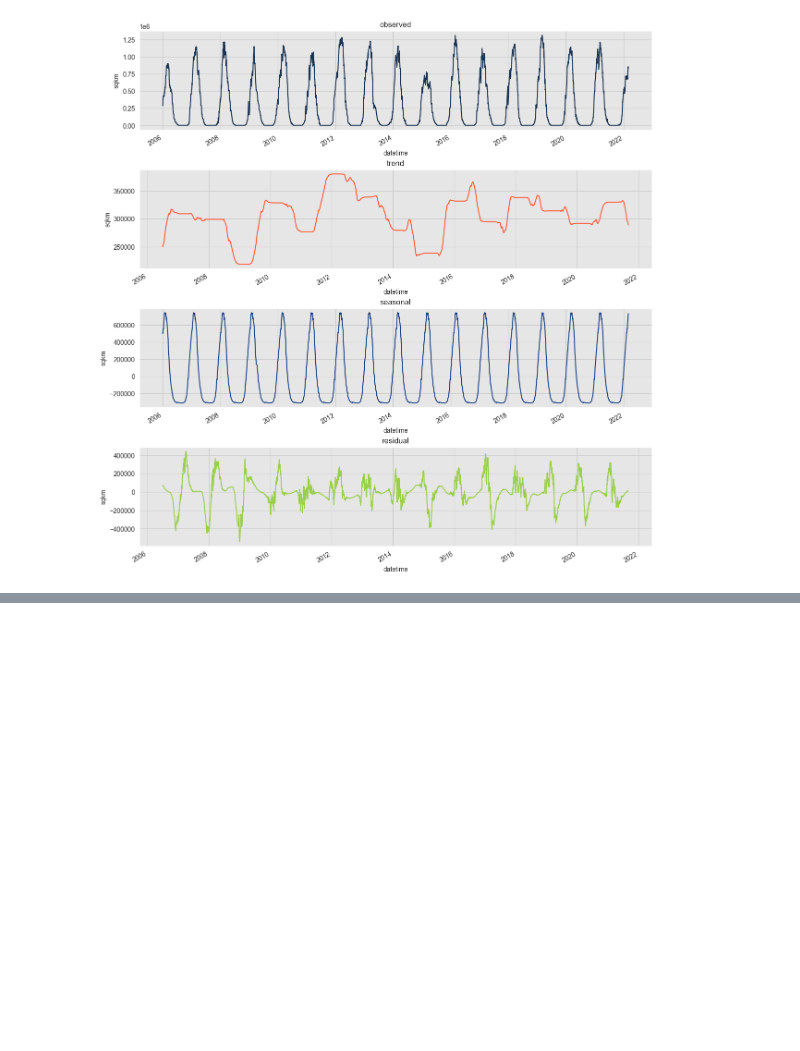
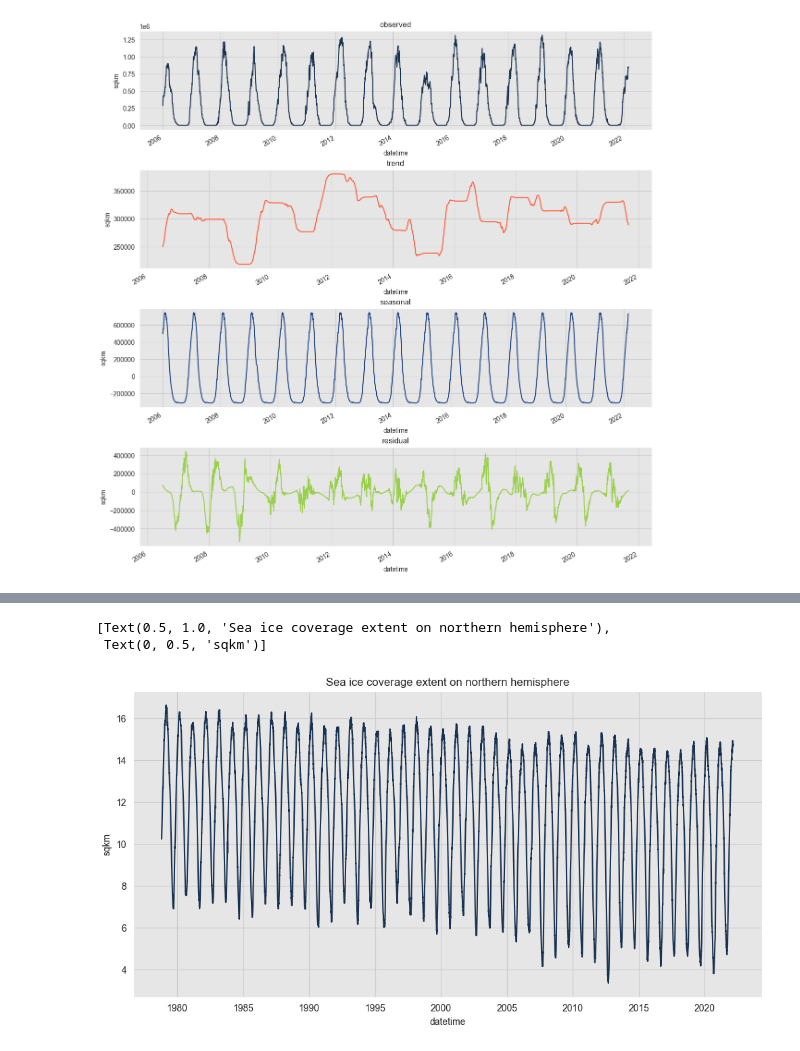
Before and after one commit to KathGo/ice_cream, a Jupyter notebook: notebooks/EDA_mila.ipynb, the cells around one changed output, grey strips where cells are left out. Drawn from its saved outputs; the diff is of its cells as text; code cells hidden in the pictures; blank space fills up the shorter version.

```diff
--- a/notebooks/EDA_mila.ipynb
+++ b/notebooks/EDA_mila.ipynb
@@ -431,3 +408,10 @@ seas_decomp_yearly.resid.plot(c=sns_c[3], ax=ax[3])
 ax[3].set(title='residual', ylabel=r'sqkm');
 # %% [output]
 [figure]
+# %%
+df_n= df_n.rename(columns={'Year' : 'year', ' Month' : 'month', ' Day' : 'day', '     Extent' : 'extent', '    Missing' : 'missing'})
+df_n=df_n.drop(0, axis=0) # delete the first raw
+# %%
+df_data = df_n[['year', 'month', 'day']]
+df_data['datetime'] = pd.to_datetime(df_data)
+df_n['datetime'] = df_data['datetime']
@@ -433,0 +424,7 @@ ax[3].set(title='residual', ylabel=r'sqkm');
+# %%
+df_n.info()
+df_n['extent'] = df_n['extent'].astype(float)
+df_n['year'] = df_n['year'].astype(int)
+df_n['month'] = df_n['month'].astype(int)
+df_n['day'] = df_n['day'].astype(int)
+df_n.info()
@@ -433,0 +449,8 @@ ax[3].set(title='residual', ylabel=r'sqkm');
+# %%
+fig, ax = plt.subplots()
+sns.lineplot(x=df_n['datetime'], y=df_n['extent'] , data=df_n, ax=ax)
+ax.set(title='Sea ice coverage extent on northern hemisphere', ylabel=r'sqkm')
+# %% [output]
+[Text(0.5, 1.0, 'Sea ice coverage extent on northern hemisphere'),
+ Text(0, 0.5, 'sqkm')]
+[figure, added]
```
Also changed, not shown: parts of 19 cells of this notebook.
